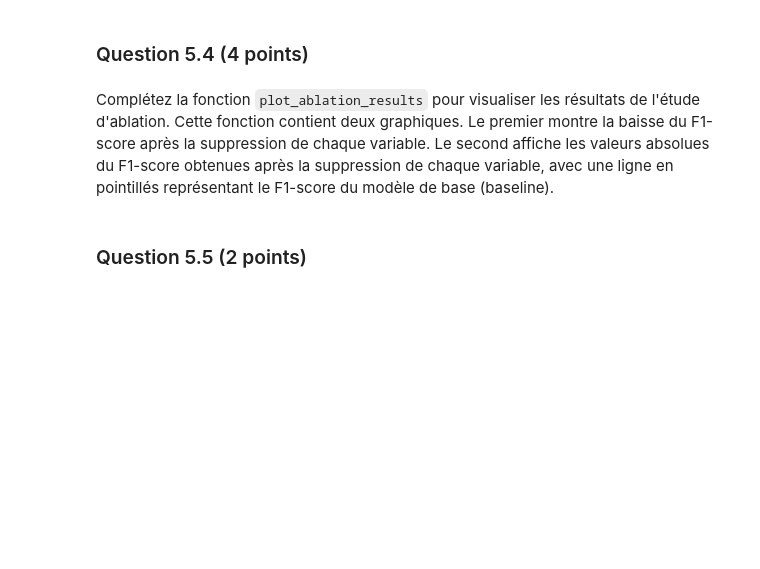
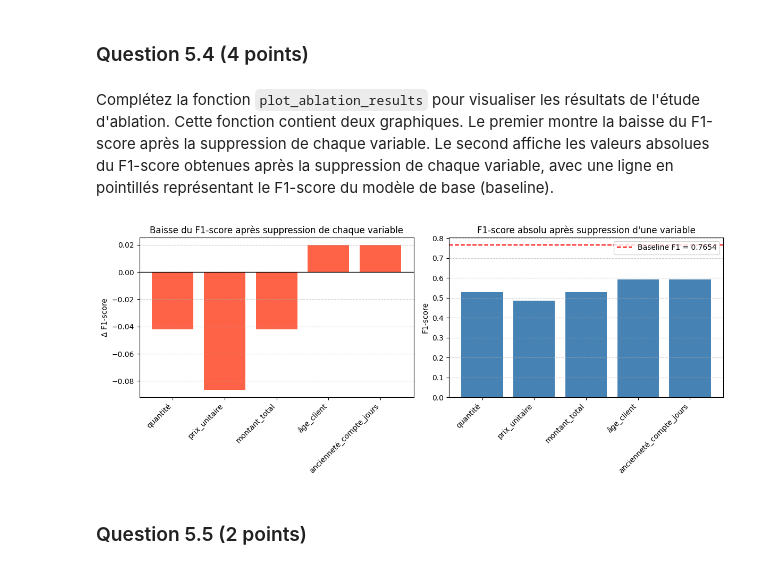
Before and after one commit to EthanLeChevallier/Data-Mining-Portfolio, a Jupyter notebook: TP3_INF8111_A25.ipynb, the cells around one changed output. Saved outputs shown, nothing was run; the diff lists cells and outputs as text; code cells hidden in the pictures; blank space fills up the shorter version.

```diff
--- a/TP3_INF8111_A25.ipynb
+++ b/TP3_INF8111_A25.ipynb
@@ -1312,3 +1411,43 @@ def plot_ablation_results(ablation_results, baseline_f1_score):
+# %%
+# TO DO
+def plot_ablation_results(ablation_results, baseline_f1_score):
+    """
+    Visualise les résultats de l'étude d'ablation
+
+    Paramètres:
+    ablation_results: DataFrame avec les résultats pour chaque variable retirée
+    baseline_f1_score: F1-score du modèle de base (baseline)
+    """
+    features = ablation_results["removed_feature"]
+    f1_loss = ablation_results["f1_loss"]
+    f1_abs = ablation_results["f1_abs"]
+
+    plt.figure(figsize=(12,5))
+
+    plt.subplot(1,2,1)
+    plt.bar(features, f1_loss, color="tomato")
+    plt.axhline(0, color="black", linewidth=1)
+    plt.xticks(rotation=45, ha="right")
+    plt.title("Baisse du F1-score après suppression de chaque variable")
+    plt.ylabel("Δ F1-score")
+    plt.grid(axis="y", linestyle="--", alpha=0.6)
+
+    plt.subplot(1,2,2)
+    plt.bar(features, f1_abs, color="steelblue")
+    plt.axhline(baseline_f1_score, color="red", linestyle="--",
+                label=f"Baseline F1 = {baseline_f1_score:.4f}")
+    plt.xticks(rotation=45, ha="right")
+    plt.title("F1-score absolu après suppression d'une variable")
+    plt.ylabel("F1-score")
+    plt.legend()
+    plt.grid(axis="y", linestyle="--", alpha=0.6)
+
+    plt.tight_layout()
+    plt.show()
+# %%
+plot_ablation_results(ablation_df, baseline_f1_score=optimal_f1)
+# %% [output]
+[figure, added]
 # %% [markdown]
 ### Question 5.5 (2 points)
 # %% [markdown]
```
Also changed, not shown: parts of 30 cells of this notebook.
